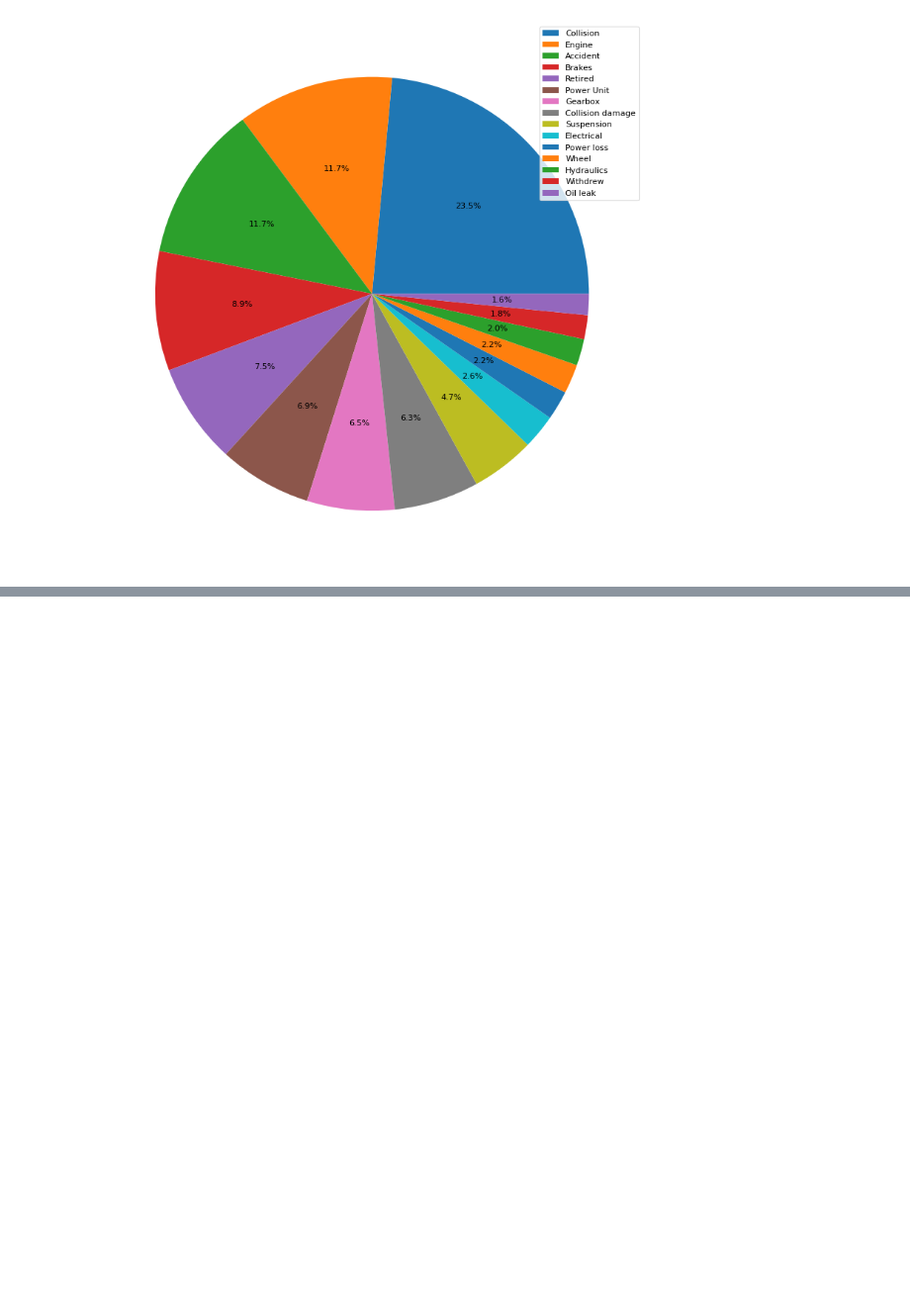
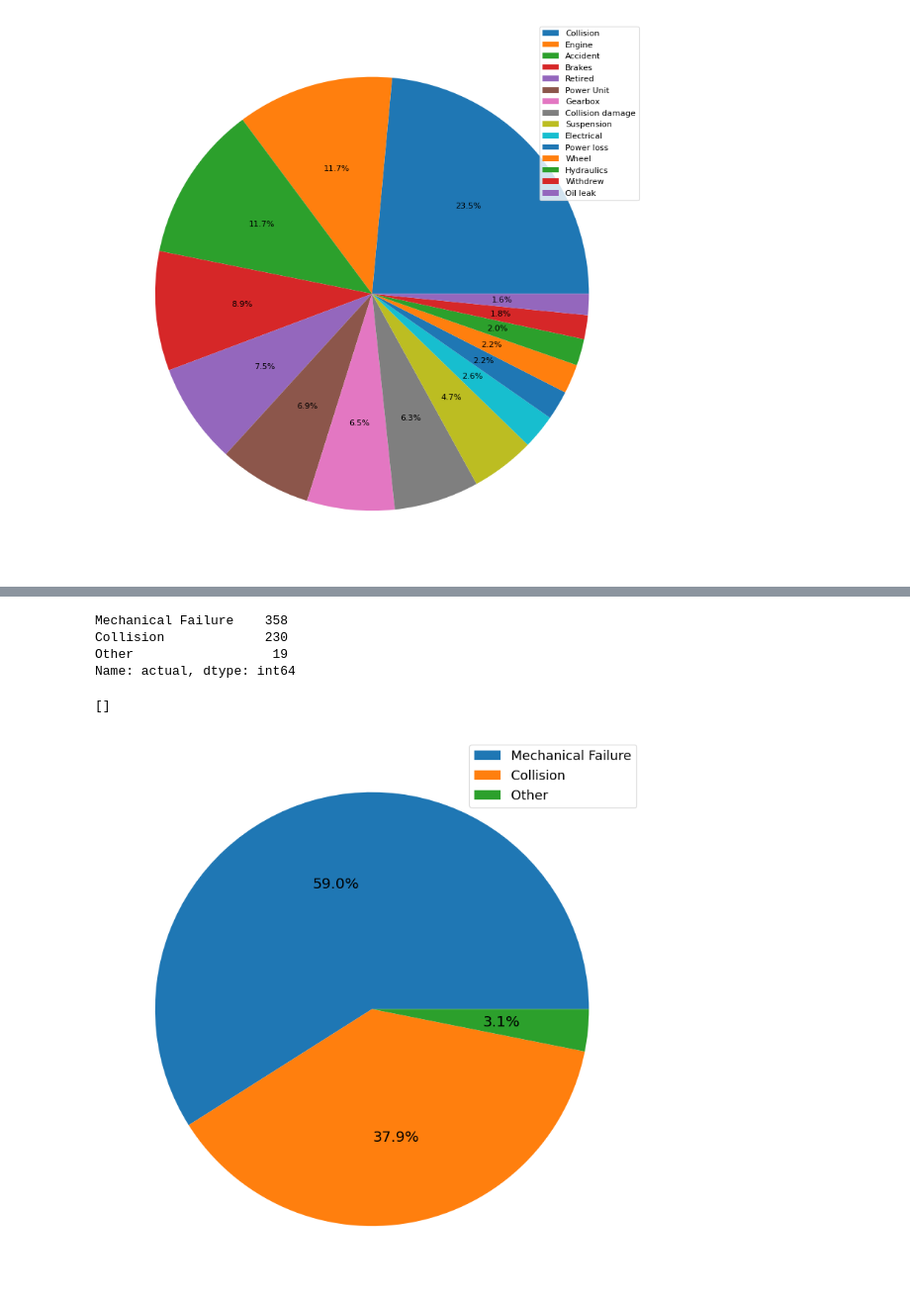
Before and after one commit to ollyjc99/f1-analytics, a Jupyter notebook: data analysis/incident-analysis.ipynb, the cells around one changed output, grey strips where cells are left out. Shown at 99% size. Saved outputs shown, nothing was run; the diff lists cells and outputs as text; code cells hidden in the pictures; blank space fills up the shorter version.

Commit message:
created dictionary to categorise incidents

```diff
--- a/data analysis/incident-analysis.ipynb
+++ b/data analysis/incident-analysis.ipynb
@@ -62,9 +62,19 @@ plt.plot()
 []
 [figure]
 # %%
-incidents = {
-    'lapped': ['+1 Lap', '+2 Laps', '+3 Laps', '+4 Laps', '+5 Laps', '+6 Lap', '+7 Lap', '+8 Lap'],
-    'mechanical_failure': ['Retired', 'Gearbox', 'Exhaust','Suspension', 'Electronics', 'Wheel', 'Fuel pressure', 'Brakes', 'Engine', 'Overheating', 'Power Unit', 'Mechanical', 'Power loss', 'Water pressure', 'Driveshaft', 'Transmission', 'Electrical', 'Wheel nut', 'Turbo', 'Hydraulics', 'Oil leak'],
-    'collision': ['Collision damage', 'Accident', 'Collision', 'Debris', 'Puncture', 'Radiator', 'Damage', 'Rear wing'],
-    'driver': ['Illness', 'Withdrew', 'Disqualified']
-}
+def format_status(x):
+    incident_dict = {
+        # 'Lapped': ['+1 Lap', '+2 Laps', '+3 Laps', '+4 Laps', '+5 Laps', '+6 Lap', '+7 Lap', '+8 Lap'],
+        'Mechanical Failure': ['Radiator', 'Spark plugs', 'Steering', 'Out of fuel', 'Seat', 'Vibrations','Brake duct','Drivetrain','Fuel system','Technical','Clutch', 'Water leak', 'ERS', 'Battery', 'Tyre', 'Oil pressure', 'Throttle', 'Retired', 'Gearbox', 'Exhaust','Suspension', 'Electronics', 'Wheel', 'Fuel pressure', 'Brakes', 'Engine', 'Overheating', 'Power Unit', 'Mechanical', 'Power loss', 'Water pressure', 'Driveshaft', 'Transmission', 'Electrical', 'Wheel nut', 'Turbo', 'Hydraulics', 'Oil leak'],
+        'Collision': ['Spun off', 'Front wing', 'Collision damage', 'Accident', 'Collision', 'Debris', 'Puncture', 'Damage', 'Rear wing'],
+        'Other': ['Illness', 'Withdrew', 'Disqualified', 'Excluded']
+    }
+    for col in incident_dict:
+        if x in incident_dict[col]:
+            return col
+
+    return x
+# %%
+data['actual'] = data.status.apply(lambda x: format_status(x))
+
+data.head()
@@ -70,0 +88,25 @@ incidents = {
+# %%
+incidents = data.query(
+    'actual != "Finished"'
+).actual.value_counts()
+
+### Only car statuses that did not finish race are included
+incidents = incidents[~incidents.index.str.contains('Lap')]
+
+incidents
+# %% [output]
+Mechanical Failure    358
+Collision             230
+Other                  19
+Name: actual, dtype: int64
+# %%
+fig, axs = plt.subplots(1, dpi=80)
+fig.set_size_inches(15, 12)
+
+axs.set_title('')
+axs.pie(incidents.values, autopct='%1.1f%%', textprops={'fontsize': 18})
+axs.legend(incidents.index, loc=1, prop={'size': 16})
+plt.plot()
+# %% [output]
+[]
+[figure, added]
```
Also changed, not shown: parts of 2 cells of this notebook.
